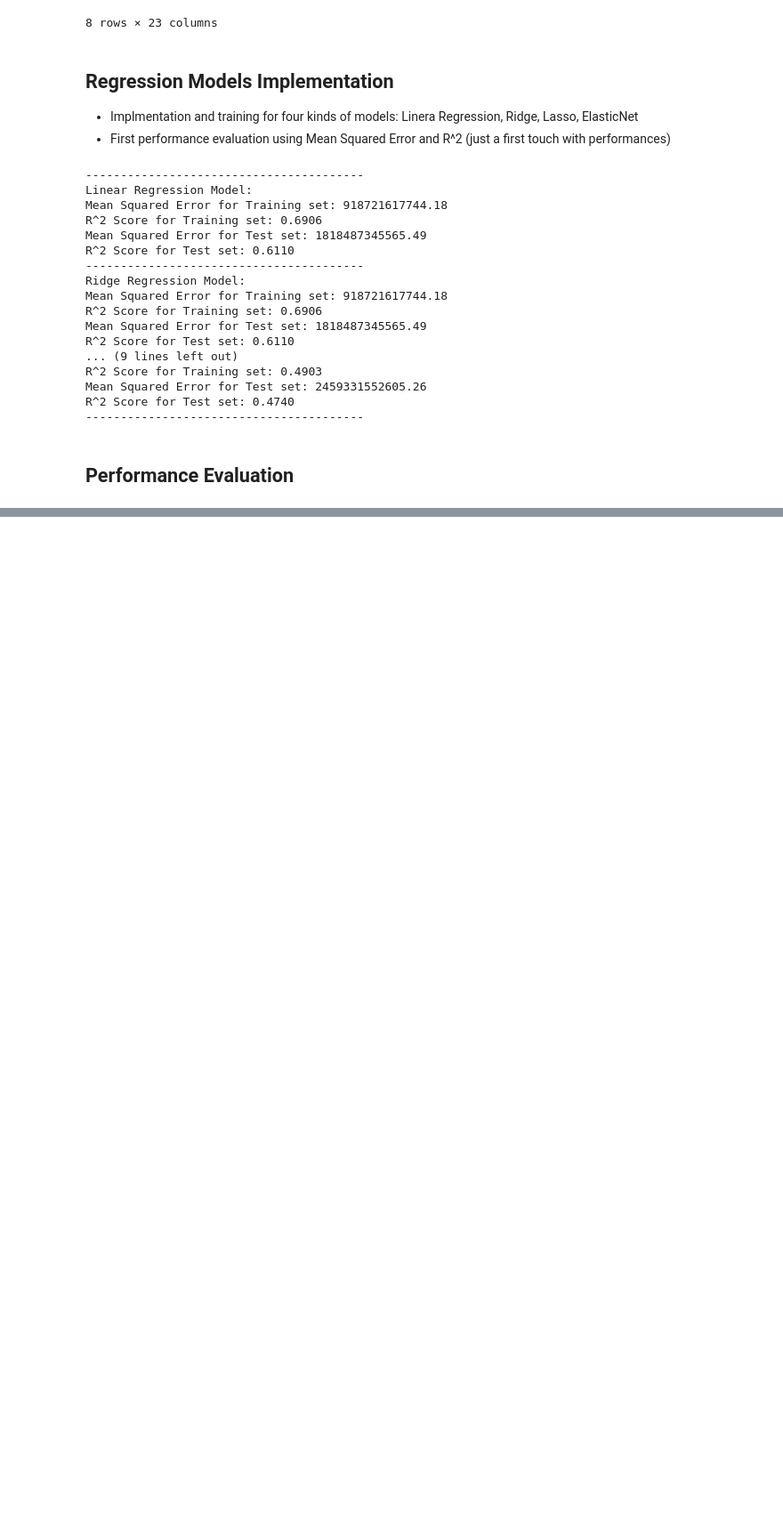
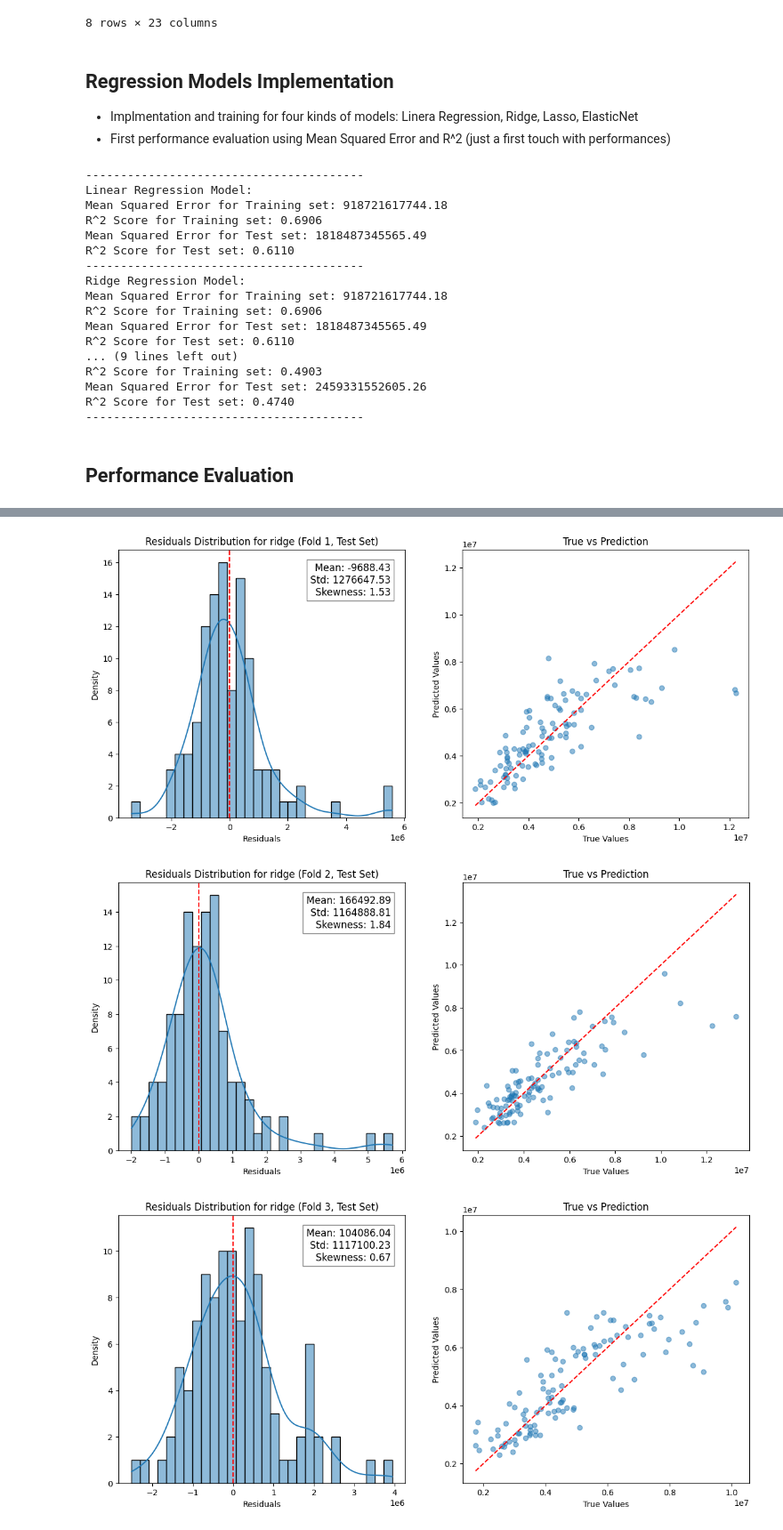
Before and after one commit to Silvano315/Prediction-model-for-a-real-estate-market, a Jupyter notebook: prediction_model.ipynb, the cells around one changed output, grey strips where cells are left out. Shown at 89% size. Saved outputs shown, nothing was run; the diff lists cells and outputs as text; code cells hidden in the pictures; blank space fills up the shorter version.

```diff
--- a/prediction_model.ipynb
+++ b/prediction_model.ipynb
@@ -365,0 +397,10 @@ models.plot_model_complexity(results)
+# %%
+# Function to plot residuals and scatter plot for each fold
+
+model = 'ridge'
+for i, (y_true_fold, y_pred_fold) in enumerate(zip(y_true_pred[model]['y_true'], y_true_pred[model]['y_pred'])):
+    results_viz.plot_residuals_and_scatter(y_true_fold, y_pred_fold, model_type=model, fold=i, dataset='Test')
+# %% [output]
+[figure, added]
+[figure, added]
+[figure, added]
```
Also changed, not shown: parts of 11 cells of this notebook.
